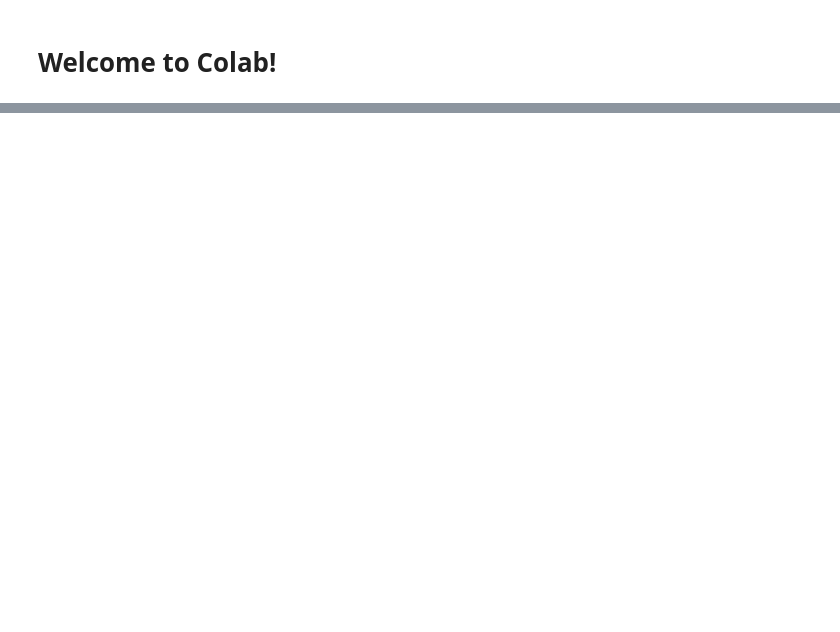
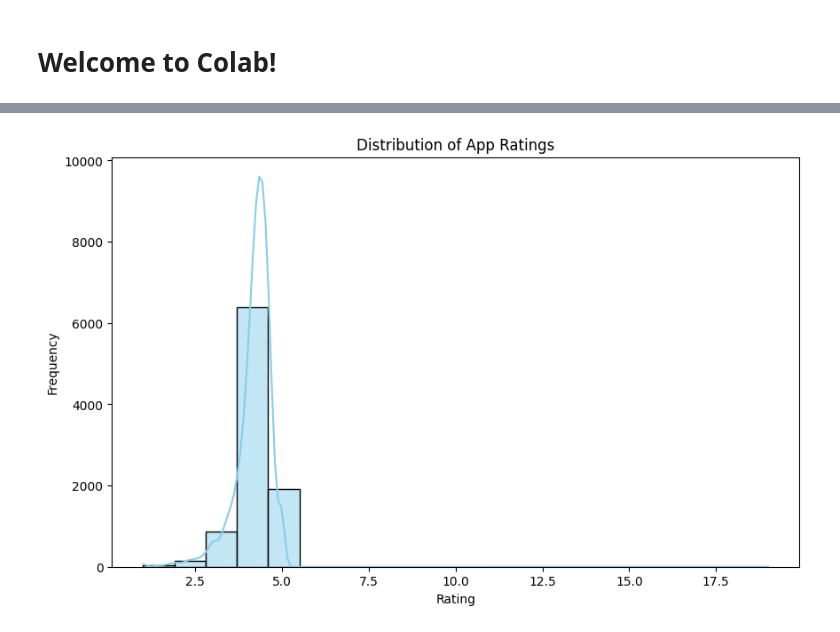
Before and after one commit to ashwinsas07-coder/Data-Alalytics-Python, a Jupyter notebook: Welcome_To_Colab.ipynb, the cells around one changed output, grey strips where cells are left out. Cells and saved outputs as stored; diff of their text form; code cells hidden in the pictures; blank space fills up the shorter version.

```diff
--- a/Welcome_To_Colab.ipynb
+++ b/Welcome_To_Colab.ipynb
@@ -481,0 +15,4 @@ dtype: int64
+# %%
+#load the data set
+data = pd.read_csv('/Google_data.csv')
+data
@@ -481,0 +108,13 @@ dtype: int64
+# %%
+#distribution app rating:
+import seaborn as sns
+import matplotlib.pyplot as plt
+
+plt.figure(figsize=(10,6))
+sns.histplot(data['Rating'].dropna(),kde=True,bins=20,color='skyblue')
+plt.title('Distribution of App Ratings')
+plt.xlabel('Rating')
+plt.ylabel('Frequency')
+plt.show()
+# %% [output]
+[figure, added]
```
Also changed, not shown: parts of 59 cells of this notebook.
